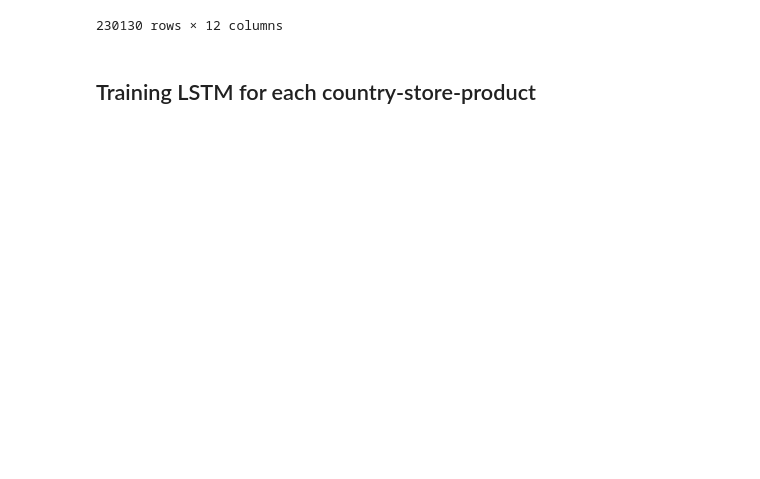
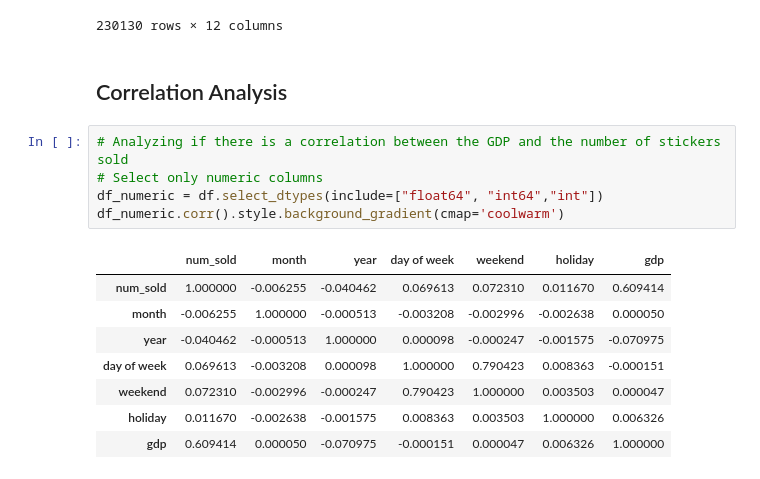
Before and after one commit to rjvillen/Forecasting-Kaggle-Sticker-Sales, a Jupyter notebook: Basic-EDA.ipynb, the cells around one changed output. Saved outputs shown, nothing was run; the diff lists cells and outputs as text; blank space fills up the shorter version.

```diff
--- a/Basic-EDA.ipynb
+++ b/Basic-EDA.ipynb
@@ -294,5 +294,19 @@ df
 | 230128 | 2016-12-31 | Singapore | Premium Sticker Mart | Kerneler | 1242.0 | 12 | Winter | 2016 | 5 | True | ... |
 | 230129 | 2016-12-31 | Singapore | Premium Sticker Mart | Kerneler Dark Mode | 1622.0 | 12 | Winter | 2016 | 5 | True | ... |
 230130 rows × 12 columns
-# %% [markdown]
-## Training LSTM for each country-store-product
+# %% [markdown]
+## Correlation Analysis
+# %%
+# Analyzing if there is a correlation between the GDP and the number of stickers sold
+# Select only numeric columns
+df_numeric = df.select_dtypes(include=["float64", "int64","int"])
+df_numeric.corr().style.background_gradient(cmap='coolwarm')
+# %% [output]
+|  | num_sold | month | year | day of week | weekend | holiday | gdp |
+| num_sold | 1.000000 | -0.006255 | -0.040462 | 0.069613 | 0.072310 | 0.011670 | 0.609414 |
+| month | -0.006255 | 1.000000 | -0.000513 | -0.003208 | -0.002996 | -0.002638 | 0.000050 |
+| year | -0.040462 | -0.000513 | 1.000000 | 0.000098 | -0.000247 | -0.001575 | -0.070975 |
+| day of week | 0.069613 | -0.003208 | 0.000098 | 1.000000 | 0.790423 | 0.008363 | -0.000151 |
+| weekend | 0.072310 | -0.002996 | -0.000247 | 0.790423 | 1.000000 | 0.003503 | 0.000047 |
+| holiday | 0.011670 | -0.002638 | -0.001575 | 0.008363 | 0.003503 | 1.000000 | 0.006326 |
+| gdp | 0.609414 | 0.000050 | -0.070975 | -0.000151 | 0.000047 | 0.006326 | 1.000000 |
```
Also changed, not shown: parts of 6 cells of this notebook.
